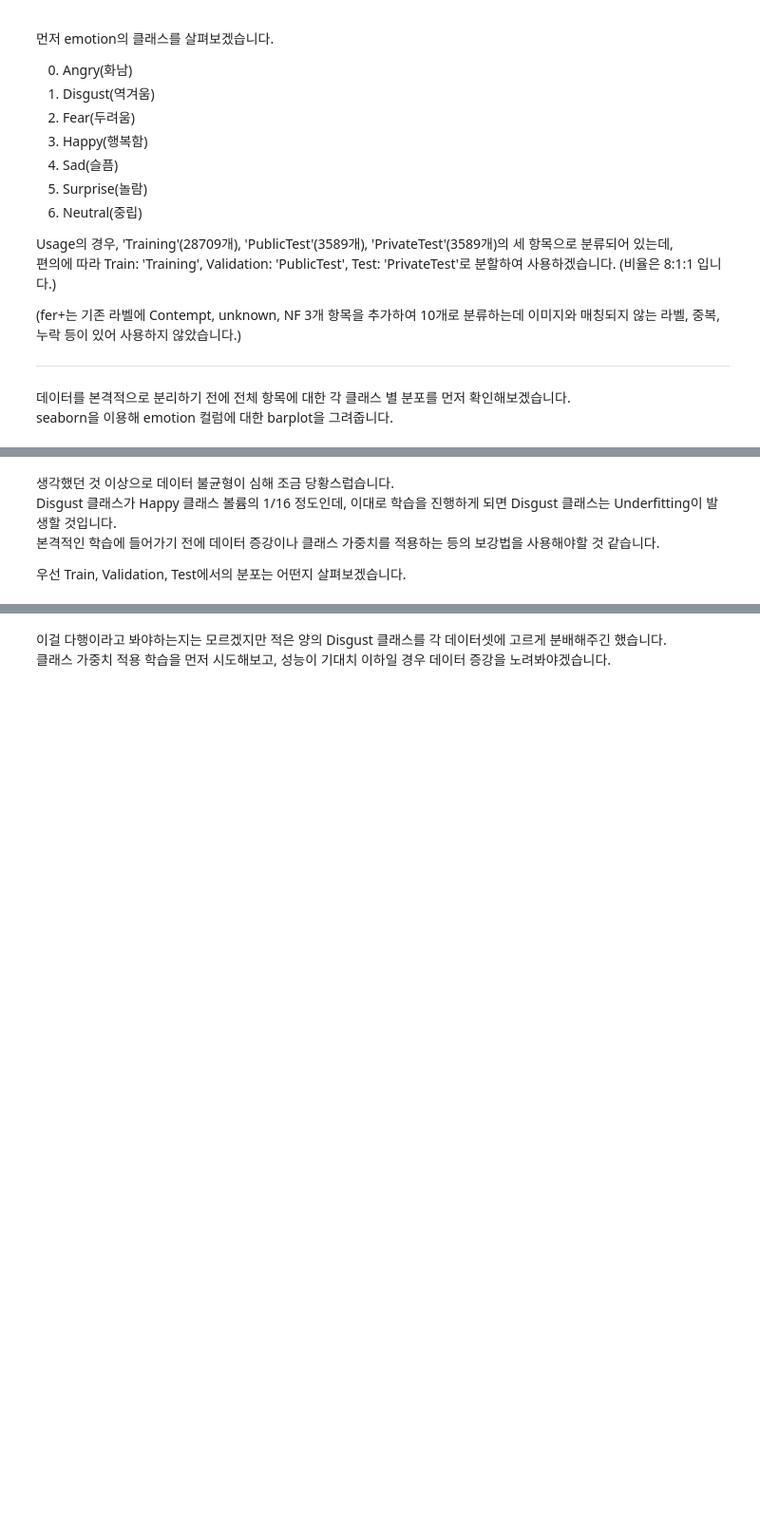
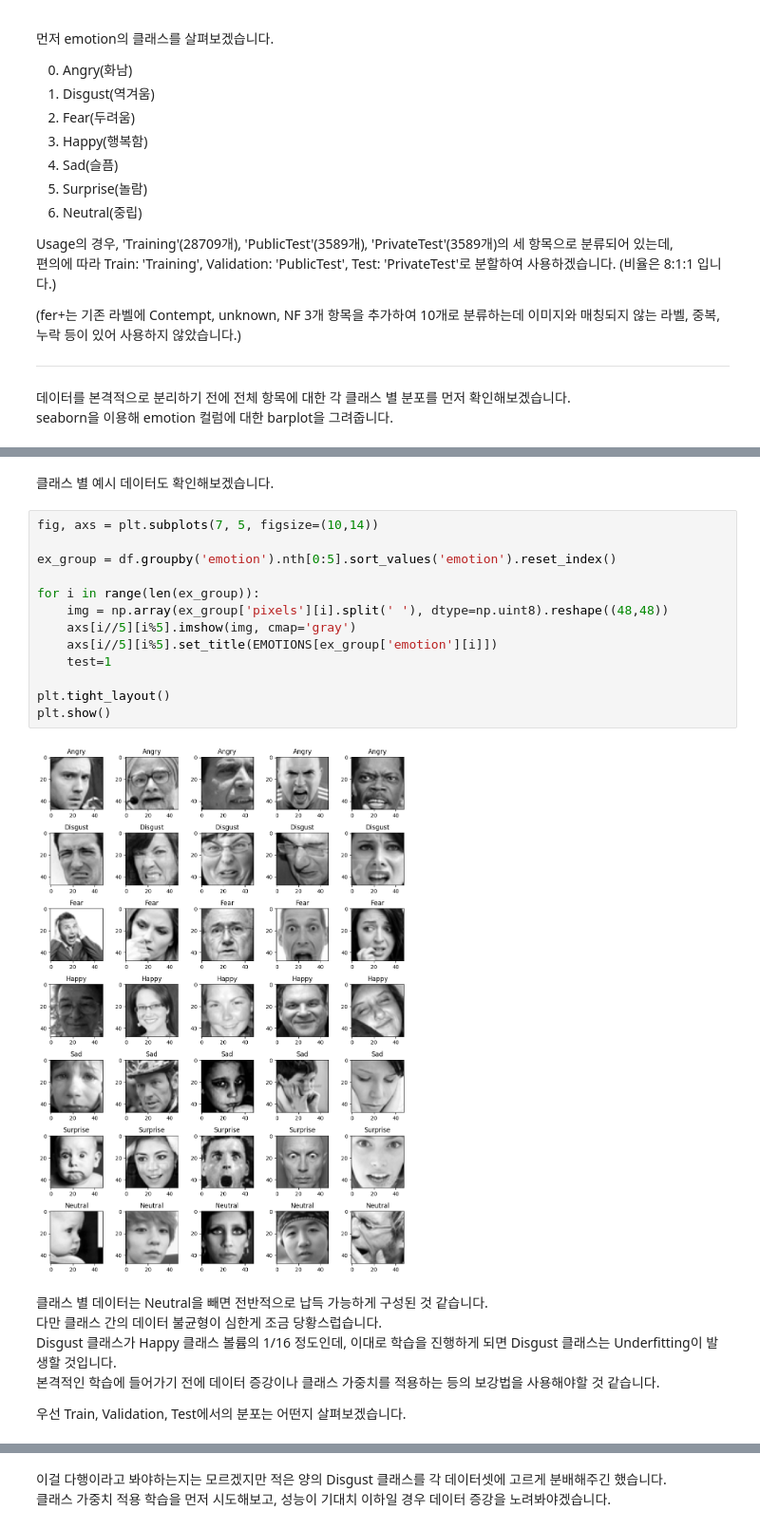
Before and after one commit to alanworks72/faceskip, a Jupyter notebook: fer.ipynb, the cells around one changed output, grey strips where cells are left out. Shown at 95% size. Cells and saved outputs as stored; diff of their text form; blank space fills up the shorter version.

```diff
--- a/fer.ipynb
+++ b/fer.ipynb
@@ -109,5 +97,23 @@ plt.show()
+# %% [markdown]
+클래스 별 예시 데이터도 확인해보겠습니다.
+# %%
+fig, axs = plt.subplots(7, 5, figsize=(10,14))
+
+ex_group = df.groupby('emotion').nth[0:5].sort_values('emotion').reset_index()
+
+for i in range(len(ex_group)):
+    img = np.array(ex_group['pixels'][i].split(' '), dtype=np.uint8).reshape((48,48))
+    axs[i//5][i%5].imshow(img, cmap='gray')
+    axs[i//5][i%5].set_title(EMOTIONS[ex_group['emotion'][i]])
+    test=1
+
+plt.tight_layout()
+plt.show()
+# %% [output]
+[figure, added]
 # %% [markdown]
-생각했던 것 이상으로 데이터 불균형이 심해 조금 당황스럽습니다.<br>
+클래스 별 데이터는 Neutral을 빼면 전반적으로 납득 가능하게 구성된 것 같습니다.<br>
+다만 클래스 간의 데이터 불균형이 심한게 조금 당황스럽습니다.<br>
 Disgust 클래스가 Happy 클래스 볼륨의 1/16 정도인데, 이대로 학습을 진행하게 되면 Disgust 클래스는 Underfitting이 발생할 것입니다.<br>
 본격적인 학습에 들어가기 전에 데이터 증강이나 클래스 가중치를 적용하는 등의 보강법을 사용해야할 것 같습니다.
 
```
Also changed, not shown: parts of 4 cells of this notebook, 1 other file.
